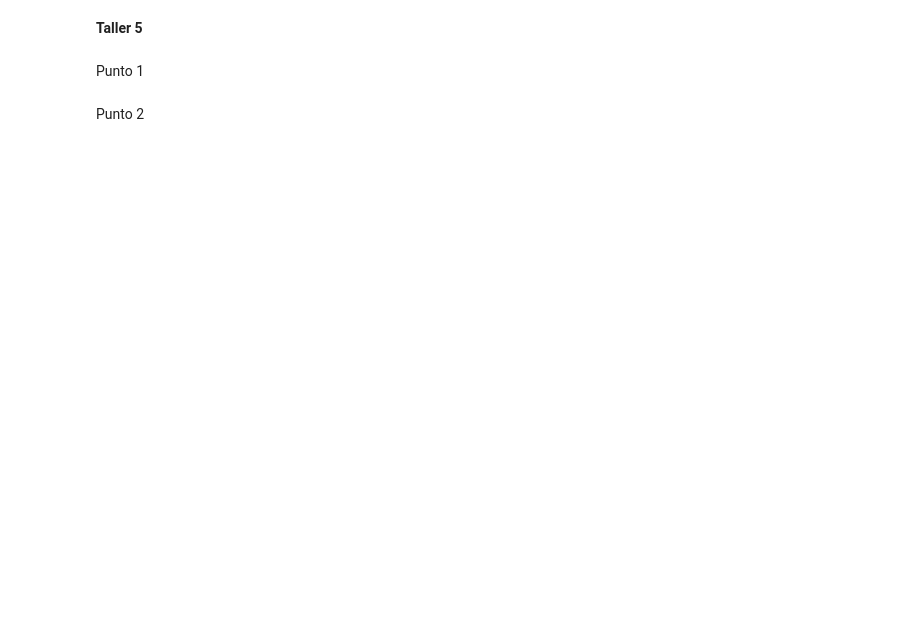
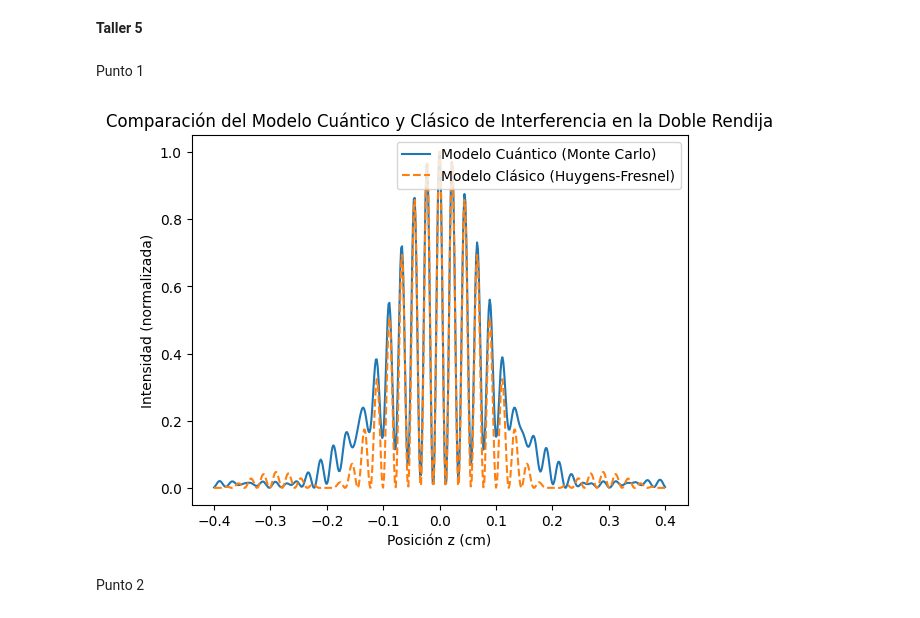
Before and after one commit to EstebanFuentesS/Metodos-Computacionales-2, a Jupyter notebook: Taller5.ipynb, the cells around one changed output. Cells and saved outputs as stored; diff of their text form; code cells hidden in the pictures; blank space fills up the shorter version.

```diff
--- a/Taller5.ipynb
+++ b/Taller5.ipynb
@@ -15,2 +15,46 @@ Punto 1
+# %%
+# Parámetros
+lambda_ = 670e-9  # Longitud de onda (m)
+A = 0.1e-2  # Ancho de apertura principal (m)
+a = 0.01e-2  # Ancho de cada rendija (m)
+d = 0.09e-2  # Separación entre las rendijas (m)
+D1 = 0.3  # Distancia entre fuente y rendijas (m)
+D2 = 0.3  # Distancia entre rendijas y pantalla (m)
+N = 100000  # Número de muestras
+z_vals = np.linspace(-0.4e-2, 0.4e-2, 500)  # Valores de z (m)
+
+# Generación de muestras aleatorias
+x_samples = np.random.uniform(-A/2, A/2, N)
+y_samples = np.random.uniform(-d/2 - a/2, -d/2 + a/2, N//2)  # Primera rendija
+y_samples = np.concatenate((y_samples, np.random.uniform(d/2 - a/2, d/2 + a/2, N//2)))  # Segunda rendija
+
+# Cálculo de la intensidad cuántica
+def quantum_intensity(z):
+    phase = (2 * np.pi / lambda_) * (D1 + D2) + (np.pi / (lambda_ * D1)) * ((x_samples - y_samples)**2 + (z - y_samples)**2)
+    integral = np.sum(np.exp(1j * phase))
+    return np.abs(integral)**2
+
+I_quantum = np.array([quantum_intensity(z) for z in z_vals])
+
+# Normalización
+I_quantum /= np.max(I_quantum)
+
+# Cálculo del modelo clásico
+theta_vals = np.arctan(z_vals / D2)
+I_classic = (np.cos(np.pi * d / lambda_ * np.sin(theta_vals))**2) * (np.sinc(a / lambda_ * np.sin(theta_vals))**2)
+
+# Normalización
+I_classic /= np.max(I_classic)
+
+# Gráfica
+plt.plot(z_vals * 1e2, I_quantum, label='Modelo Cuántico (Monte Carlo)')
+plt.plot(z_vals * 1e2, I_classic, label='Modelo Clásico (Huygens-Fresnel)', linestyle='--')
+plt.xlabel('Posición z (cm)')
+plt.ylabel('Intensidad (normalizada)')
+plt.legend()
+plt.title('Comparación del Modelo Cuántico y Clásico de Interferencia en la Doble Rendija')
+plt.show()
+# %% [output]
+[figure, added]
 # %% [markdown]
 Punto 2
```
Also changed, not shown: parts of 10 cells of this notebook.
